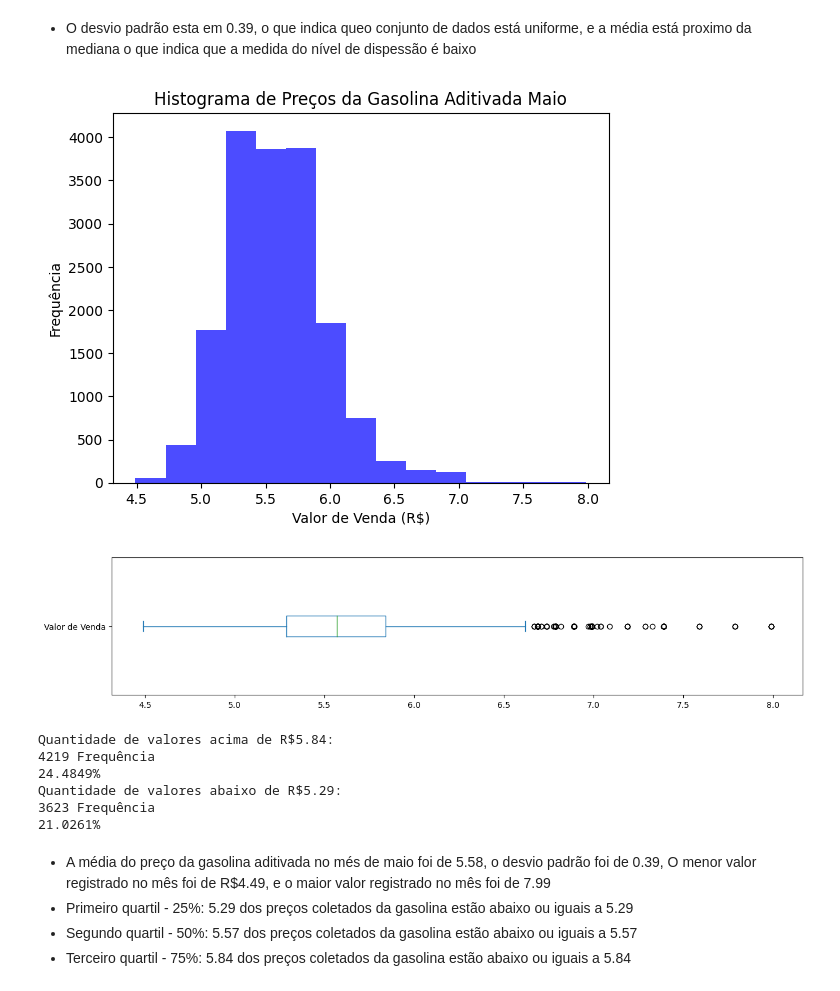
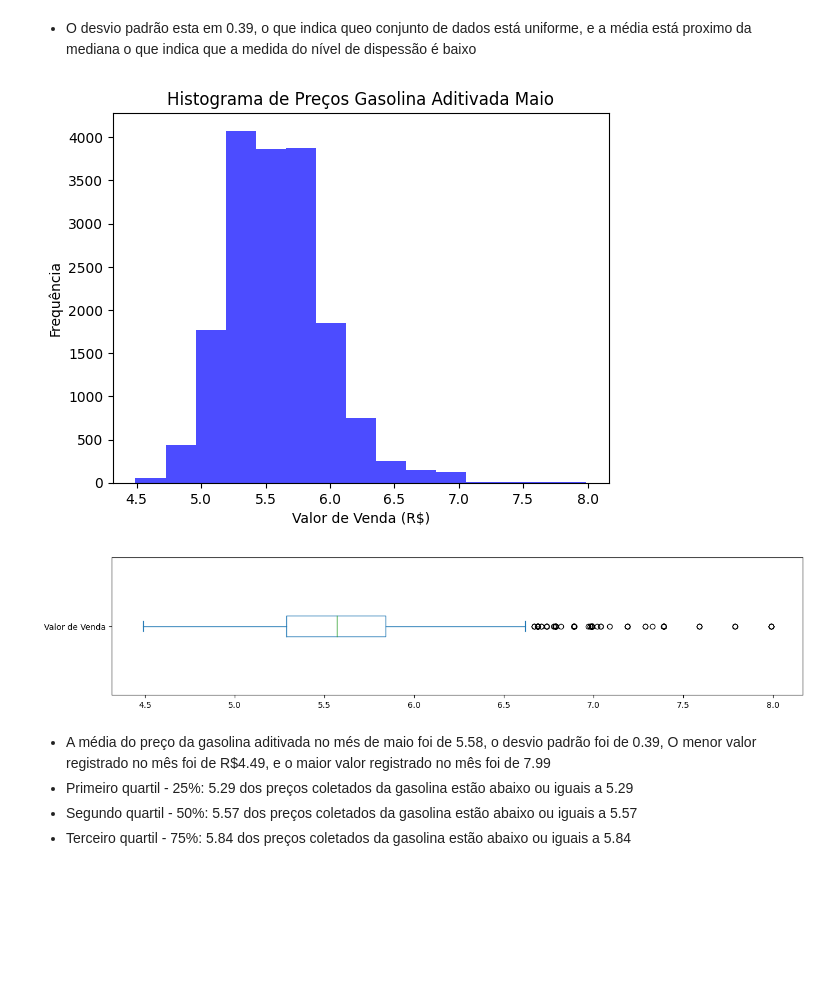
Before and after one commit to RafaelMoreiraDev/Fuel-Reports, a Jupyter notebook: analise_exploratoria.ipynb, the cells around one changed output. Drawn from its saved outputs; the diff is of its cells as text; code cells hidden in the pictures; blank space fills up the shorter version.

```diff
--- a/analise_exploratoria.ipynb
+++ b/analise_exploratoria.ipynb
@@ -638,42 +573,14 @@ max          7.990000
 Name: Valor de Venda, dtype: float64
 # %% [markdown]
 - O desvio padrão esta em 0.39, o que indica queo conjunto de dados está uniforme, e a média está proximo da mediana o que indica que a medida do nível de dispessão é baixo
-# %%
-plt.hist(df_gasolina_adt_maio['Valor de Venda'], bins=15, color='blue', alpha=0.7)
-plt.xlabel('Valor de Venda (R$)')
-plt.ylabel('Frequência')
-plt.title('Histograma de Preços da Gasolina Aditivada Maio')
-plt.show()
-# %% [output]
-[figure, removed]
-# %%
-df_gasolina_adt_maio['Valor de Venda'].plot(kind='box', vert=False, figsize=(15, 3))
-plt.show()
-
-valores_acima_de_5_84 = df_gasolina_adt_maio[df_gasolina_adt_maio['Valor de Venda'] > 5.84]
-quantidade_acima_de_5_84 = valores_acima_de_5_84.shape[0]
-porcentagem_acima_de_5_84 = (quantidade_acima_de_5_84 / df_gasolina_adt_maio.shape[0]) * 100
-
-valores_abaixo_de_5_29 = df_gasolina_adt_maio[df_gasolina_adt_maio['Valor de Venda'] < 5.29]
-quantidade_abaixo_de_5_29 = valores_abaixo_de_5_29.shape[0]
-
-porcentagem_abaixo_de_5_29 = (quantidade_abaixo_de_5_29 / df_gasolina_adt_maio.shape[0]) * 100
-
-print("Quantidade de valores acima de R$5.84:")
-print("{} Frequência".format(quantidade_acima_de_5_84))
-print("{:.4f}%".format(porcentagem_acima_de_5_84))
-
-print("Quantidade de valores abaixo de R$5.29:")
-print("{} Frequência".format(quantidade_abaixo_de_5_29))
-print("{:.4f}%".format(porcentagem_abaixo_de_5_29))
-# %% [output]
-[figure, removed]
-Quantidade de valores acima de R$5.84:
-4219 Frequência
-24.4849%
-Quantidade de valores abaixo de R$5.29:
-3623 Frequência
-21.0261%
+# %%
+func_histograma(df_gasolina_adt_maio, 'Gasolina Aditivada','Maio')
+# %% [output]
+[figure, added]
+# %%
+func_box_plot(df_gasolina_adt_maio)
+# %% [output]
+[figure, added]
 # %% [markdown]
 - A média do preço da gasolina aditivada no més de maio foi de 5.58, o desvio padrão foi de 0.39, O menor valor registrado no mês foi de R$4.49, e o maior valor registrado no mês foi de 7.99
 - Primeiro quartil - 25%: 5.29 dos preços coletados da gasolina estão abaixo ou iguais a 5.29
```
Also changed, not shown: parts of 76 cells of this notebook.
